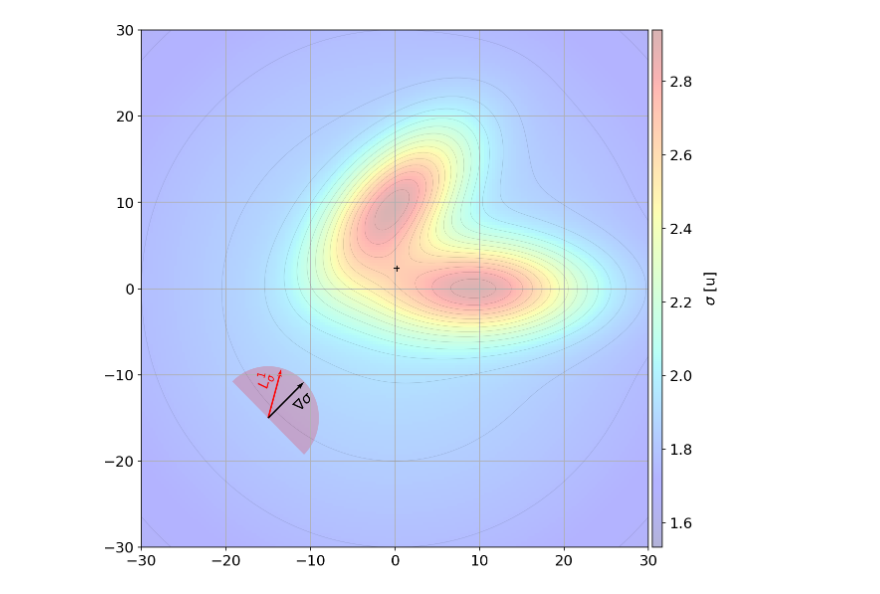
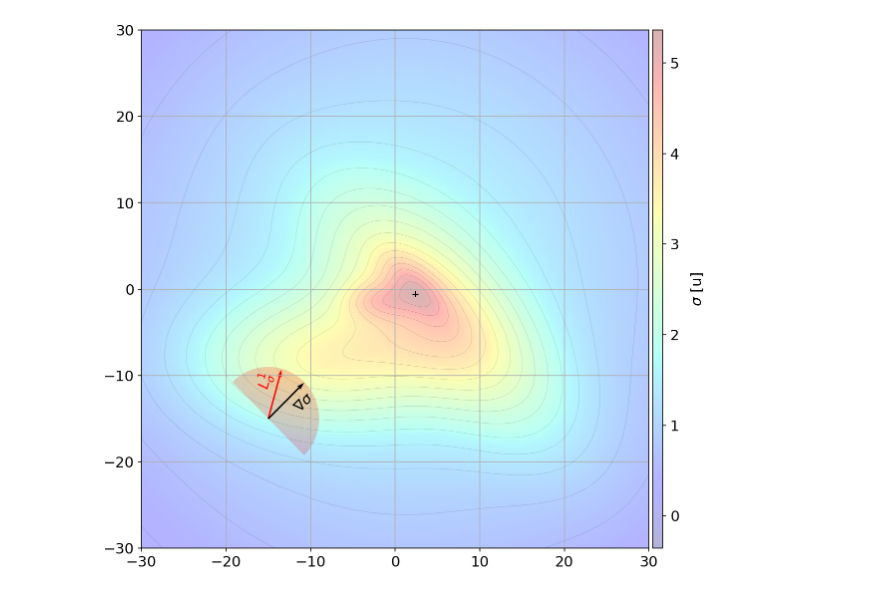
Before and after one commit to jesusBV20/source_seeking_2D, a Jupyter notebook: _scalar_field_test.ipynb, the cells around one changed output. Cells and saved outputs as stored; diff of their text form; code cells hidden in the pictures.

```diff
--- a/_scalar_field_test.ipynb
+++ b/_scalar_field_test.ipynb
@@ -109,36 +145,41 @@ plt.show()
 xy_arr = [-15,-15]
 r_arc = 6
 
+psi = 45 * np.pi / 180
+
 # Generate the scalar field
-sigma_func = sigma_nonconvex(k=0.04, dev=5, a=[2,0], b=[0,2])
-sigma_test = sigma(sigma_func, [0,0])
+R2 = sstb.M_rot(psi)
+
+sigma_func = sigma_fract(k=0.04, dev=[7,2], mu=[0,0])
+sigma_test = sigma(sigma_func)
+sigma_test.rot = R2
 
 # Generate the plot
 fig = plt.figure(figsize=(9, 9), dpi=150)
 ax = fig.subplots()
 ax.set_xlim([-30,30])
 ax.set_ylim([-30,30])
 
 # Draw the scalar field
 sigma_test.draw(fig=fig, ax=ax, xlim=40, ylim=40, contour_levels=20)
 
 # Draw multiple gradients
 arr_kw = {"width":0.003, "scale":10}
 arr_quiv = sigma_test.draw_grad(xy_arr, ax, **arr_kw, ret_arr=False)
 ax.quiver(xy_arr[0], xy_arr[1], np.cos(np.pi/2.4), np.sin(np.pi/2.4), color="red", **arr_kw)
 
 # Draw the blue shape
 t_i = np.arctan2((arr_quiv[1]-xy_arr[1]), (arr_quiv[0]-xy_arr[0]))-np.pi/2
 t = np.linspace(t_i, t_i+np.pi, 200)
 xr, yr = xy_arr[0] + r_arc*np.cos(t), xy_arr[1] + r_arc*np.sin(t)
 ax.fill(xr, yr, c="red", alpha=0.2, lw=0)
 
 # Text
 ax.text(xy_arr[0]+2.8, xy_arr[1]+0.8, r"$\nabla\sigma$", fontsize=14, rotation=45)
 ax.text(xy_arr[0]-1.7, xy_arr[1]+3.8, r"$L_\sigma^1$", fontsize=14, rotation=180/2.4, color="red")
 
 ax.grid(True)
 plt.show()
 # %% [output]
-[figure, old version]
+[figure, new version]
 # %%
```
Also changed, not shown: parts of 9 cells of this notebook, 2 other files.
